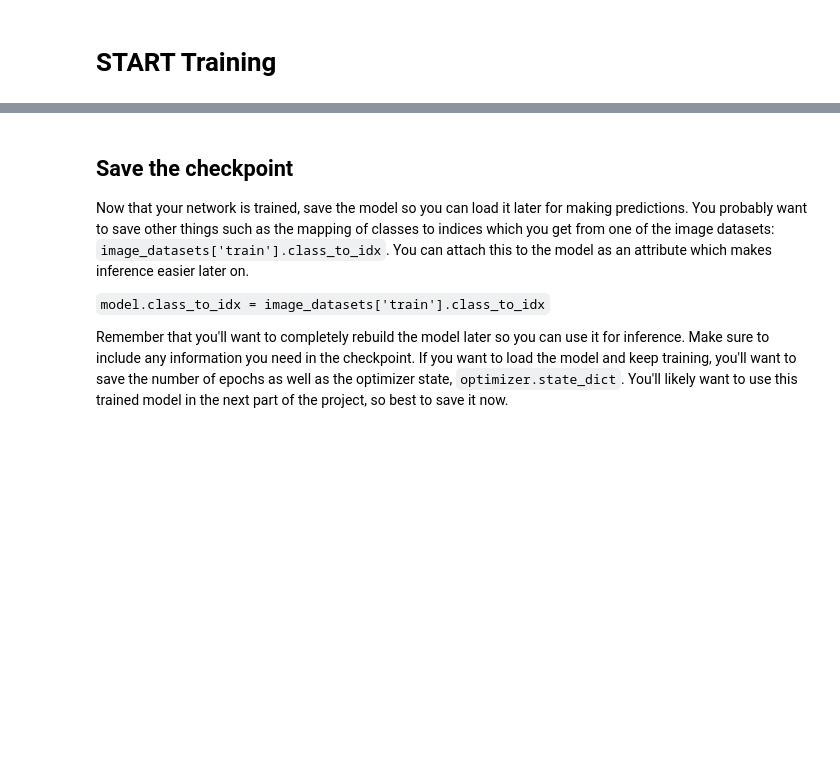
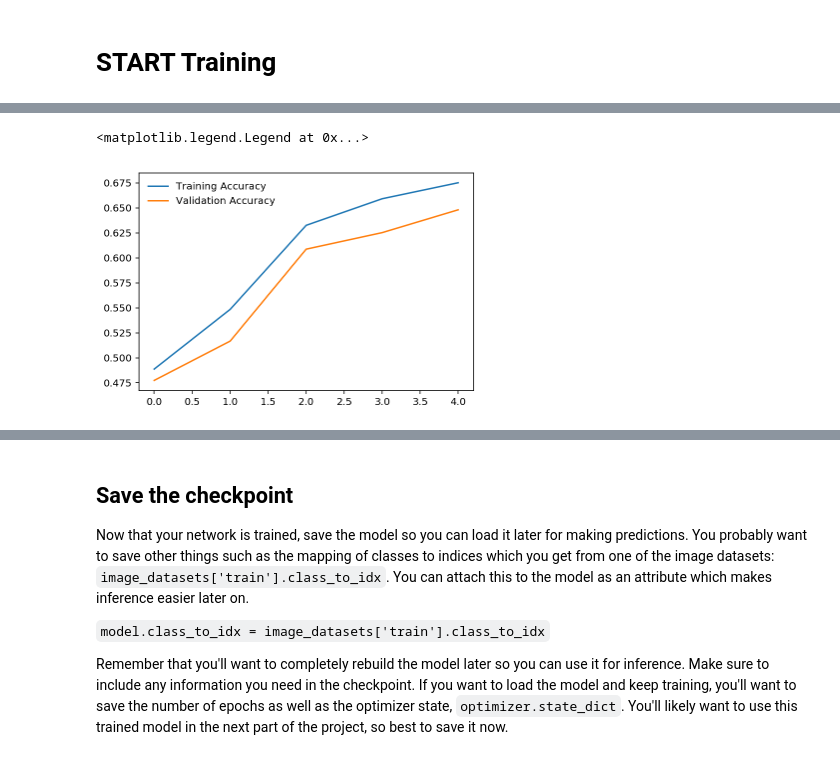
Before and after one commit to seongjaeryu/aipnd-project, a Jupyter notebook: Image Classifier Project.ipynb, the cells around one changed output, grey strips where cells are left out. Saved outputs shown, nothing was run; the diff lists cells and outputs as text; code cells hidden in the pictures; blank space fills up the shorter version.

```diff
--- a/Image Classifier Project.ipynb
+++ b/Image Classifier Project.ipynb
@@ -393,0 +411,7 @@ VGG(
+# %%
+plt.plot(valid_accuracies, label='Training Accuracy')
+plt.plot(test_accuracies, label='Validation Accuracy')
+plt.legend(frameon=False)
+# %% [output]
+<matplotlib.legend.Legend at 0x...>
+[figure, added]
```
Also changed, not shown: parts of 40 cells of this notebook, 3 other files.
